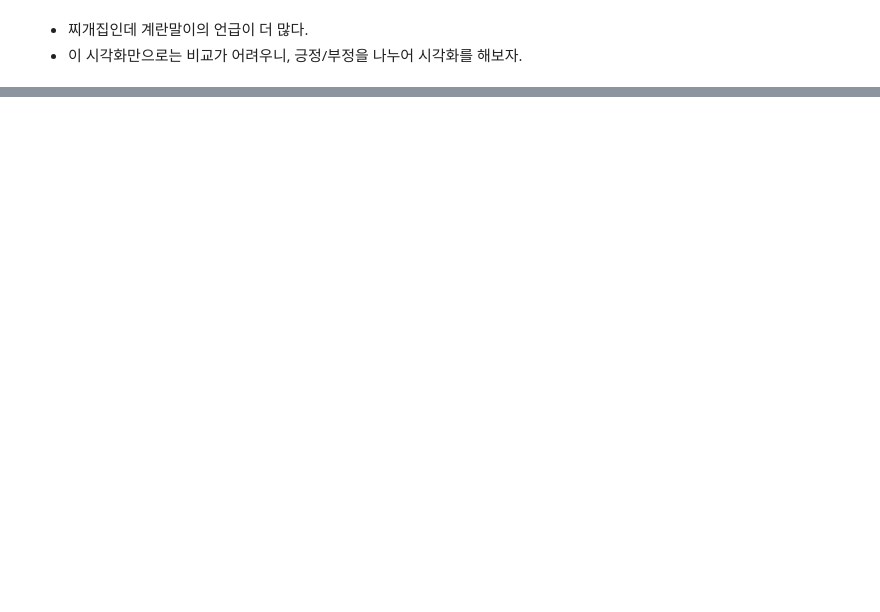
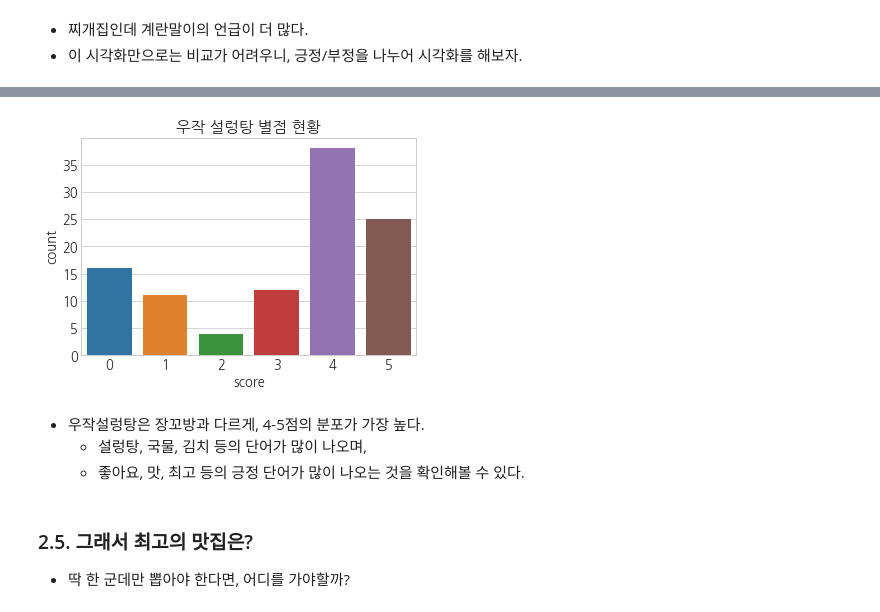
Before and after one commit to Sean-Parkk/playdata_miniproject, a Jupyter notebook: 귀여운펭귄처럼_분석.ipynb, the cells around one changed output, grey strips where cells are left out. Drawn from its saved outputs; the diff is of its cells as text; code cells hidden in the pictures; blank space fills up the shorter version.

```diff
--- a/귀여운펭귄처럼_분석.ipynb
+++ b/귀여운펭귄처럼_분석.ipynb
@@ -631,0 +740,13 @@ makeWordcloud(countword)
+# %%
+sns.countplot(review_wj.score)
+plt.title('우작 설렁탕 별점 현황')
+plt.show()
+# %% [output]
+[figure, added]
+# %% [markdown]
+* 우작설렁탕은 장꼬방과 다르게, 4-5점의 분포가 가장 높다.
+    * 설렁탕, 국물, 김치 등의 단어가 많이 나오며,
+    * 좋아요, 맛, 최고 등의 긍정 단어가 많이 나오는 것을 확인해볼 수 있다.
+# %% [markdown]
+### 2.5. 그래서 최고의 맛집은?
+* 딱 한 군데만 뽑아야 한다면, 어디를 가야할까?
```
Also changed, not shown: parts of 40 cells of this notebook.
